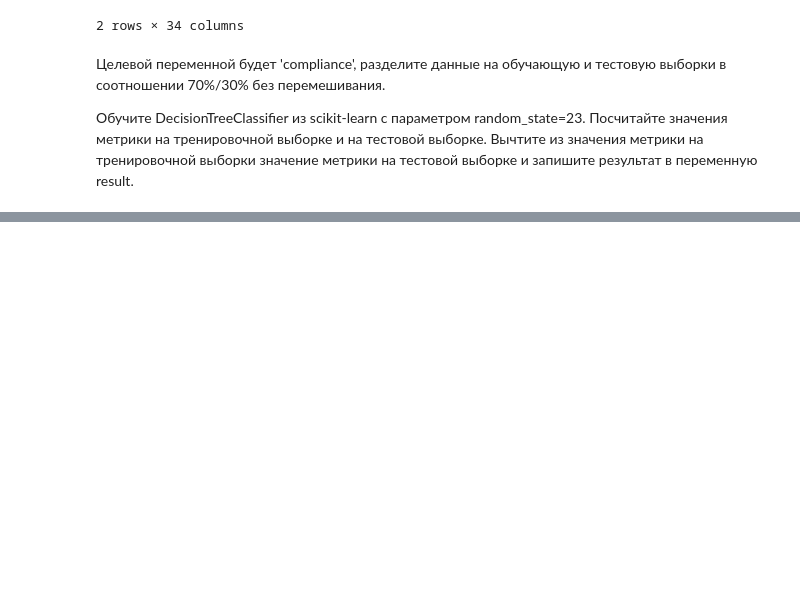
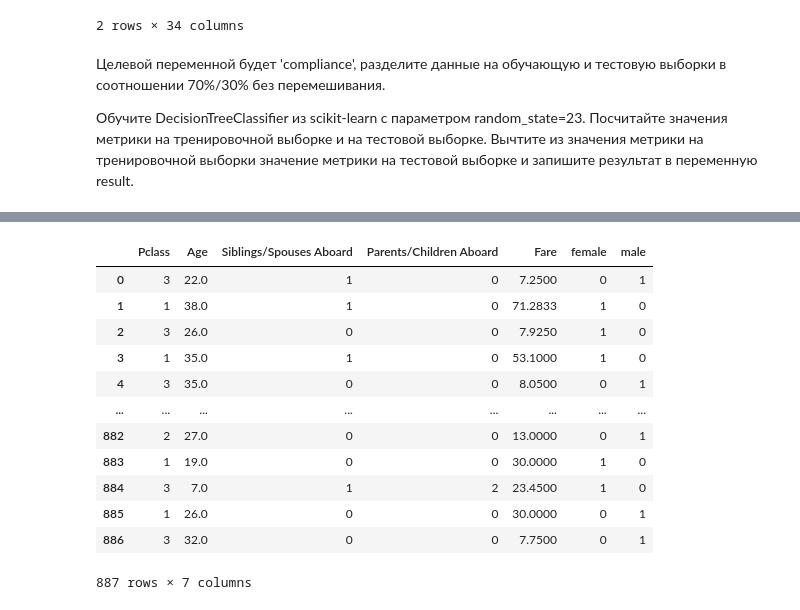
Before and after one commit to aar44i/DataScience, a Jupyter notebook: SkillFactory/16 Классификация, валидация, оценка модели.ipynb, the cells around one changed output, grey strips where cells are left out. Saved outputs shown, nothing was run; the diff lists cells and outputs as text; code cells hidden in the pictures; blank space fills up the shorter version.

```diff
--- a/SkillFactory/16 Классификация, валидация, оценка модели.ipynb
+++ b/SkillFactory/16 Классификация, валидация, оценка модели.ipynb
@@ -785,0 +803,5 @@ X_train, X_test, y_train, y_test = train_test_split(X, y, test_size=0.3, shuffle
+# %%
+from sklearn.tree import DecisionTreeClassifier
+
+titanic = pd.read_csv('titanic.csv')
+titanic.head()
@@ -785,0 +815,24 @@ X_train, X_test, y_train, y_test = train_test_split(X, y, test_size=0.3, shuffle
+# %%
+# Заменить категориальный признак "Sex" на два признака "female" и "male" с бинарными значениями
+sex_dummies = pd.get_dummies(titanic['Sex'])
+titanic = titanic.drop('Sex', axis=1).join(sex_dummies)
+# Отбросить имя человека из выборки
+titanic = titanic.drop('Name', axis=1)
+# Отделим target от признаков
+X, y = titanic.iloc[:, 1:], titanic.iloc[:, 0]
+# %%
+X
+# %% [output]
+|  | Pclass | Age | Siblings/Spouses Aboard | Parents/Children Aboard | Fare | female | male |
+| 0 | 3 | 22.0 | 1 | 0 | 7.2500 | 0 | 1 |
+| 1 | 1 | 38.0 | 1 | 0 | 71.2833 | 1 | 0 |
+| 2 | 3 | 26.0 | 0 | 0 | 7.9250 | 1 | 0 |
+| 3 | 1 | 35.0 | 1 | 0 | 53.1000 | 1 | 0 |
+| 4 | 3 | 35.0 | 0 | 0 | 8.0500 | 0 | 1 |
+| ... | ... | ... | ... | ... | ... | ... | ... |
+| 882 | 2 | 27.0 | 0 | 0 | 13.0000 | 0 | 1 |
+| 883 | 1 | 19.0 | 0 | 0 | 30.0000 | 1 | 0 |
+| 884 | 3 | 7.0 | 1 | 2 | 23.4500 | 1 | 0 |
+| 885 | 1 | 26.0 | 0 | 0 | 30.0000 | 0 | 1 |
+| 886 | 3 | 32.0 | 0 | 0 | 7.7500 | 0 | 1 |
+887 rows × 7 columns
```
Also changed, not shown: parts of 4 cells of this notebook, 1 other file.
